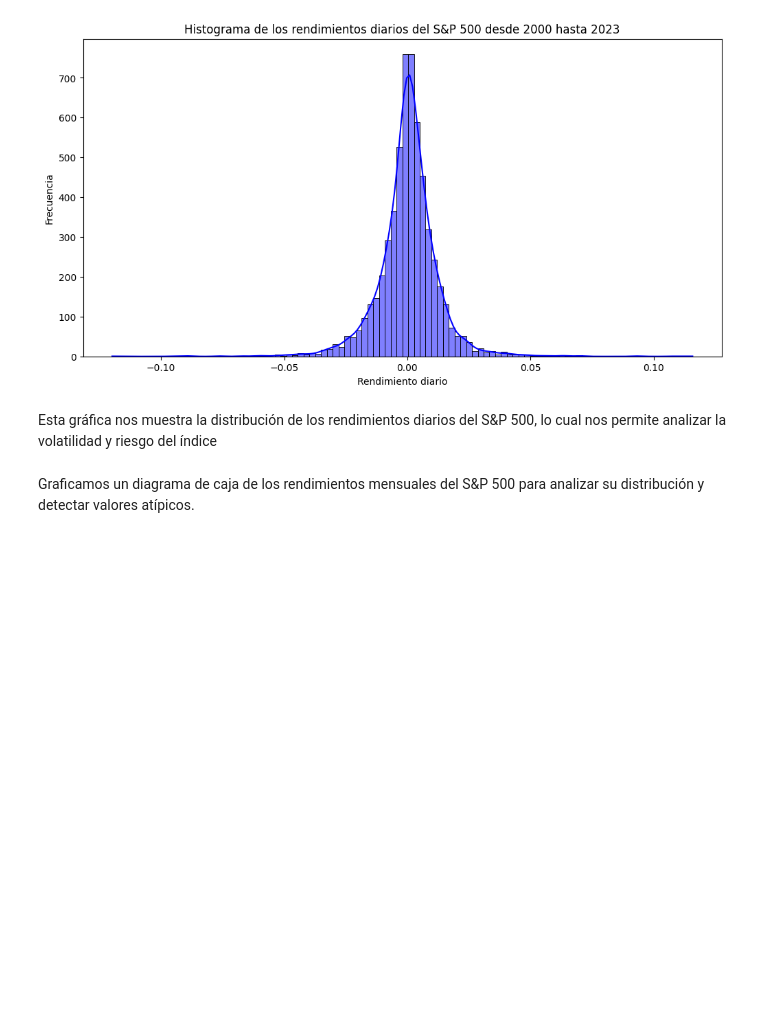
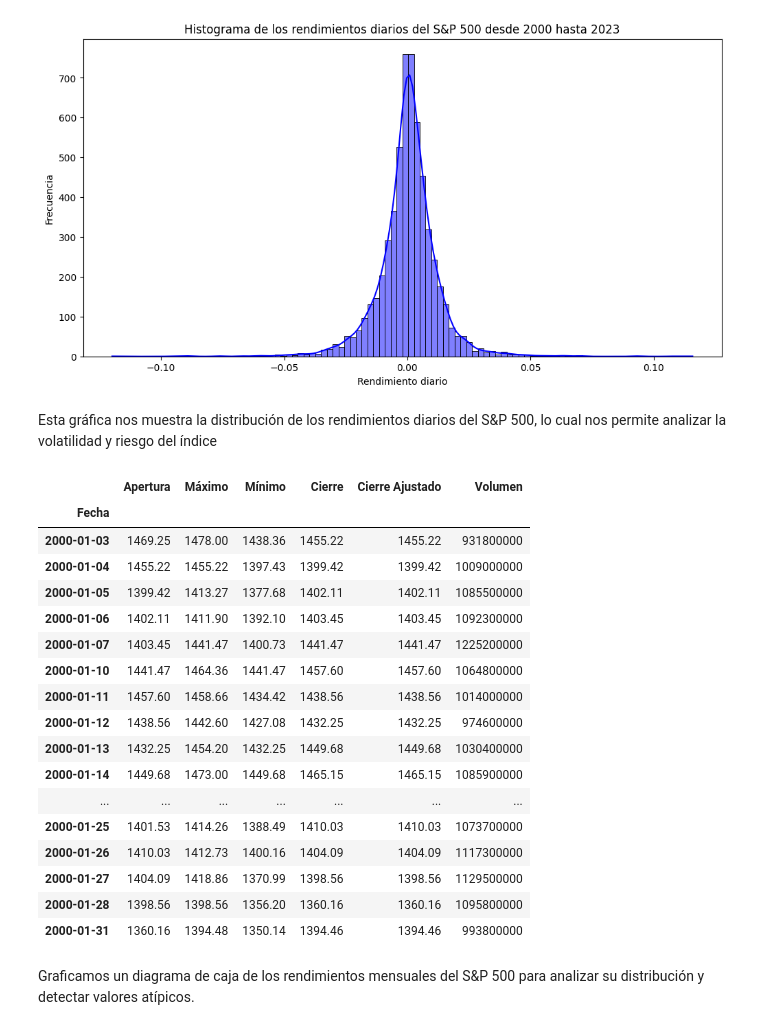
Before and after one commit to SoleEsp/PI_N2_DA, a Jupyter notebook: EDA.ipynb, the cells around one changed output. Saved outputs shown, nothing was run; the diff lists cells and outputs as text; code cells hidden in the pictures; blank space fills up the shorter version.

```diff
--- a/EDA.ipynb
+++ b/EDA.ipynb
@@ -121,6 +121,27 @@ plt.show()
 [figure]
 # %% [markdown]
 Esta gráfica nos muestra la distribución de los rendimientos diarios del S&P 500, lo cual nos permite analizar la volatilidad y riesgo del índice
+# %%
+df_sp500.head(20)
+# %% [output]
+|  | Apertura | Máximo | Mínimo | Cierre | Cierre Ajustado | Volumen |
+| Fecha |  |  |  |  |  |  |
+| 2000-01-03 | 1469.25 | 1478.00 | 1438.36 | 1455.22 | 1455.22 | 931800000 |
+| 2000-01-04 | 1455.22 | 1455.22 | 1397.43 | 1399.42 | 1399.42 | 1009000000 |
+| 2000-01-05 | 1399.42 | 1413.27 | 1377.68 | 1402.11 | 1402.11 | 1085500000 |
+| 2000-01-06 | 1402.11 | 1411.90 | 1392.10 | 1403.45 | 1403.45 | 1092300000 |
+| 2000-01-07 | 1403.45 | 1441.47 | 1400.73 | 1441.47 | 1441.47 | 1225200000 |
+| 2000-01-10 | 1441.47 | 1464.36 | 1441.47 | 1457.60 | 1457.60 | 1064800000 |
+| 2000-01-11 | 1457.60 | 1458.66 | 1434.42 | 1438.56 | 1438.56 | 1014000000 |
+| 2000-01-12 | 1438.56 | 1442.60 | 1427.08 | 1432.25 | 1432.25 | 974600000 |
+| 2000-01-13 | 1432.25 | 1454.20 | 1432.25 | 1449.68 | 1449.68 | 1030400000 |
+| 2000-01-14 | 1449.68 | 1473.00 | 1449.68 | 1465.15 | 1465.15 | 1085900000 |
+| ... | ... | ... | ... | ... | ... | ... |
+| 2000-01-25 | 1401.53 | 1414.26 | 1388.49 | 1410.03 | 1410.03 | 1073700000 |
+| 2000-01-26 | 1410.03 | 1412.73 | 1400.16 | 1404.09 | 1404.09 | 1117300000 |
+| 2000-01-27 | 1404.09 | 1418.86 | 1370.99 | 1398.56 | 1398.56 | 1129500000 |
+| 2000-01-28 | 1398.56 | 1398.56 | 1356.20 | 1360.16 | 1360.16 | 1095800000 |
+| 2000-01-31 | 1360.16 | 1394.48 | 1350.14 | 1394.46 | 1394.46 | 993800000 |
 # %% [markdown]
 Graficamos un diagrama de caja de los rendimientos mensuales del S&P 500 para analizar su distribución y detectar valores atípicos.
 # %%
```
Also changed, not shown: 2 other files.
